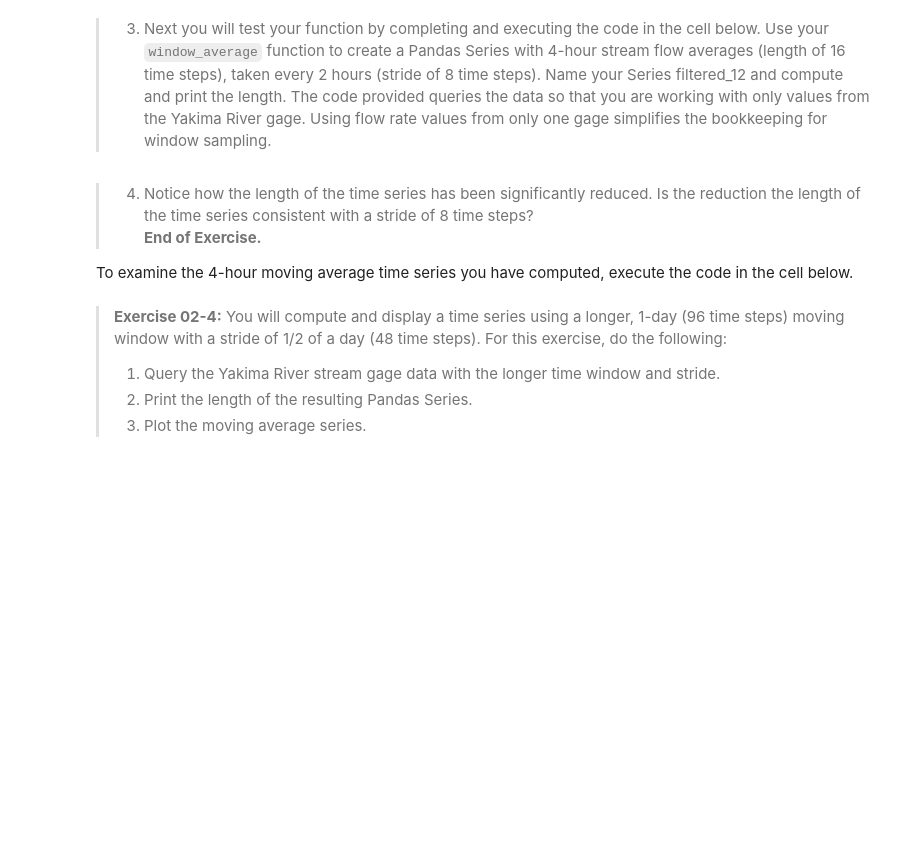
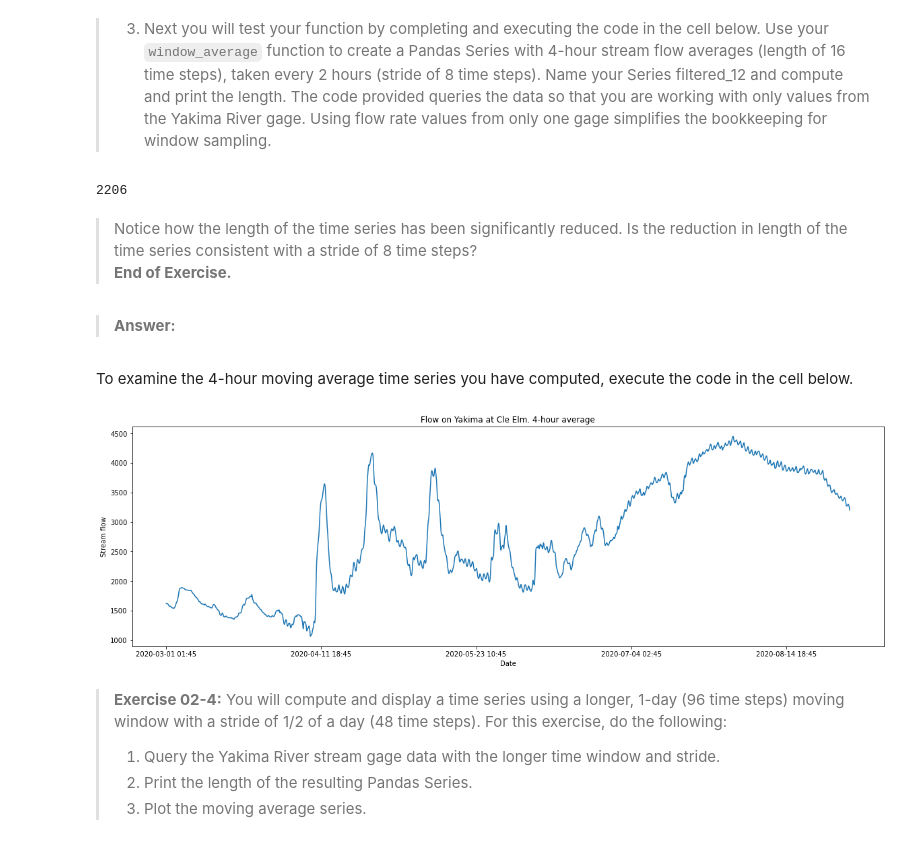
Before and after one commit to StephenElston/CSCI-E-108, a Jupyter notebook: notebooks/02_Streaming.ipynb, the cells around one changed output. Saved outputs shown, nothing was run; the diff lists cells and outputs as text; code cells hidden in the pictures; blank space fills up the shorter version.

```diff
--- a/notebooks/02_Streaming.ipynb
+++ b/notebooks/02_Streaming.ipynb
@@ -153,14 +227,23 @@ def window_average(ts, length=16, stride=8, Columns='Stream_flow', site_numbers=
 > 3. Next you will test your function by completing and executing the code in the cell below. Use your `window_average` function to create a Pandas Series with 4-hour stream flow averages (length of 16 time steps), taken every 2 hours (stride of 8 time steps). Name your Series filtered_12 and compute and print the length. The code provided queries the data so that you are working with only values from the Yakima River gage. Using flow rate values from only one gage simplifies the bookkeeping for window sampling.
 # %%
 ## Query to create a series with only the Yakima River stream gage data.
-## Put your code below
+
+filtered_12 = window_average(Yakima)
+len(filtered_12)
+# %% [output]
+2206
 # %% [markdown]
-> 4. Notice how the length of the time series has been significantly reduced. Is the reduction the length of the time series consistent with a stride of 8 time steps?
+> Notice how the length of the time series has been significantly reduced. Is the reduction in length of the time series consistent with a stride of 8 time steps?
 > **End of Exercise.**
-
-To examine the 4-hour moving average time series you have computed, execute the code in the cell below.
+# %% [markdown]
+> **Answer:**
+# %% [markdown]
+To examine the 4-hour moving average time series you have computed, execute the code in the cell below.
 # %%
 ## Put your code below
+_=plot_time_series(filtered_12, title='Flow on Yakima at Cle Elm. 4-hour average')
+# %% [output]
+[figure, added]
 # %% [markdown]
 > **Exercise 02-4:** You will compute and display a time series using a longer, 1-day (96 time steps) moving window with a stride of 1/2 of a day (48 time steps). For this exercise, do the following:
 > 1. Query the Yakima River stream gage data with the longer time window and stride.
```
Also changed, not shown: parts of 64 cells of this notebook.
